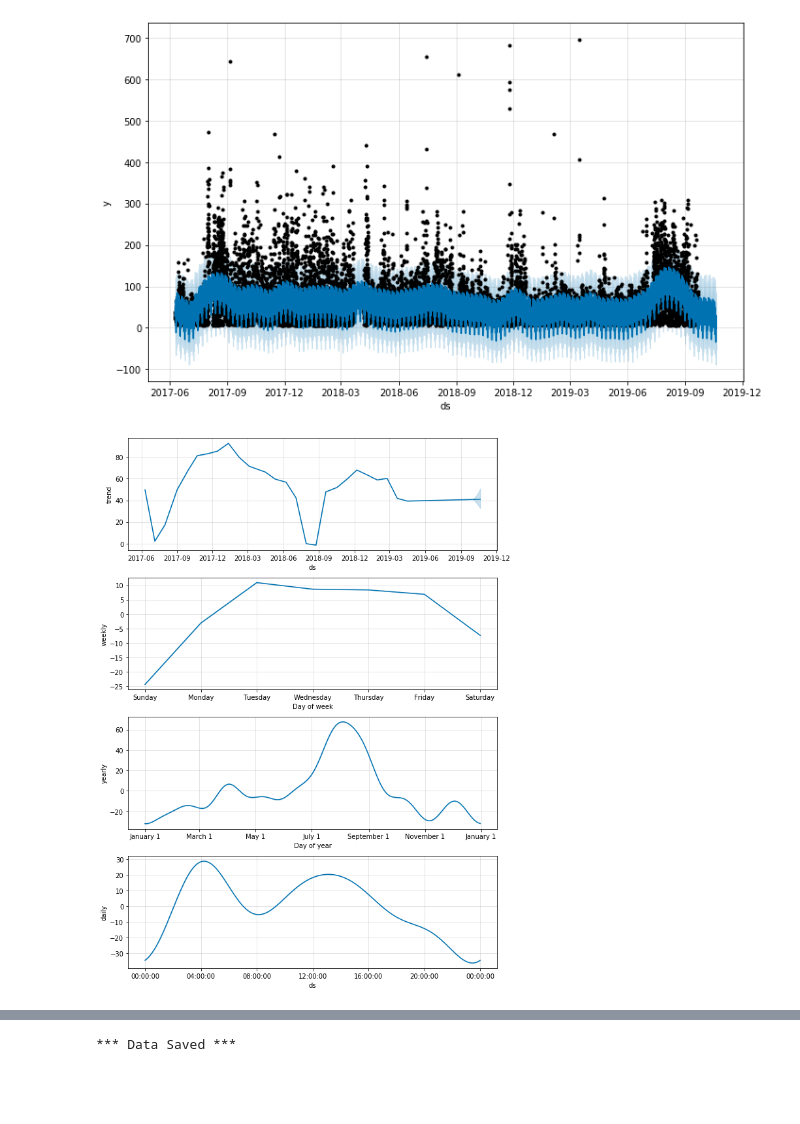
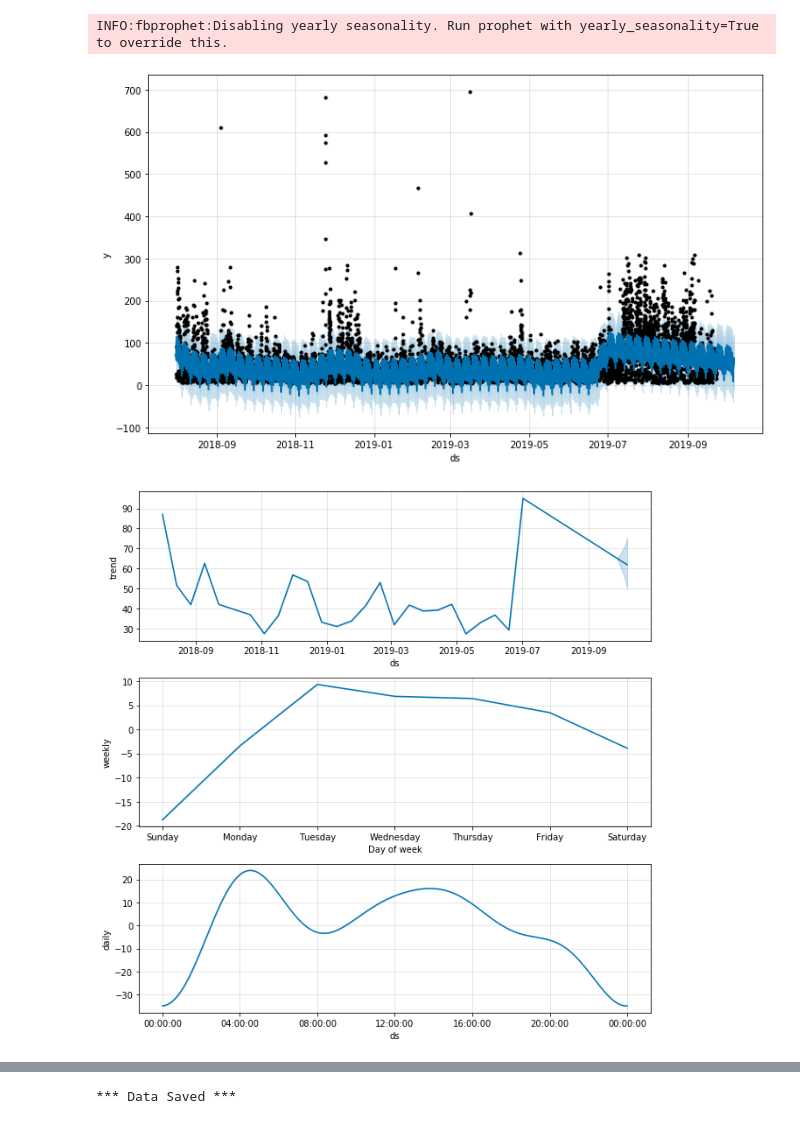
Before and after one commit to aety/insight, a Jupyter notebook: RATP/air/pickleToData_PROPHET_hourly.ipynb, the cells around one changed output, grey strips where cells are left out. Saved outputs shown, nothing was run; the diff lists cells and outputs as text; code cells hidden in the pictures; blank space fills up the shorter version.

```diff
--- a/RATP/air/pickleToData_PROPHET_hourly.ipynb
+++ b/RATP/air/pickleToData_PROPHET_hourly.ipynb
@@ -11,7 +11,7 @@ data['just_date'] = data['ds'].dt.date
 temp = data.iloc[-1,:]
 firstDate = temp['just_date']
 
-n_samples = 50000
+n_samples = 10000
 t_start = len(data) - n_samples
 df_h = data[t_start:(t_start+n_samples)]
 
@@ -29,21 +29,22 @@ Text(0.5, 1.0, 'by hour')
 # %%
 df = df_h # select daily or hourly daya
-n_prd = 672
+n_prd = 336
 
 from fbprophet import Prophet
 
 m = Prophet(changepoint_prior_scale=1) #  Increasing scale will make the trend more flexible:
 m.fit(df)
 future = m.make_future_dataframe(periods=n_prd, freq='H')
 forecast = m.predict(future)
 pd.plotting.register_matplotlib_converters() # this resolves some issues with data type
 fig = m.plot(forecast)
 components_fig = m.plot_components(forecast)
 #test = data[(t_start+n_samples):(t_start+n_samples+n_prd)]
 #plt.plot(test['ds'],test['y'],color='r')
 # %% [output]
+INFO:fbprophet:Disabling yearly seasonality. Run prophet with yearly_seasonality=True to override this.
-[figure, old version]
+[figure, new version]
-[figure, old version]
+[figure, new version]
 # %%
 from fbprophet.plot import add_changepoints_to_plot
 fig = m.plot(forecast)
```
Also changed, not shown: parts of 6 cells of this notebook, 4 other files.
